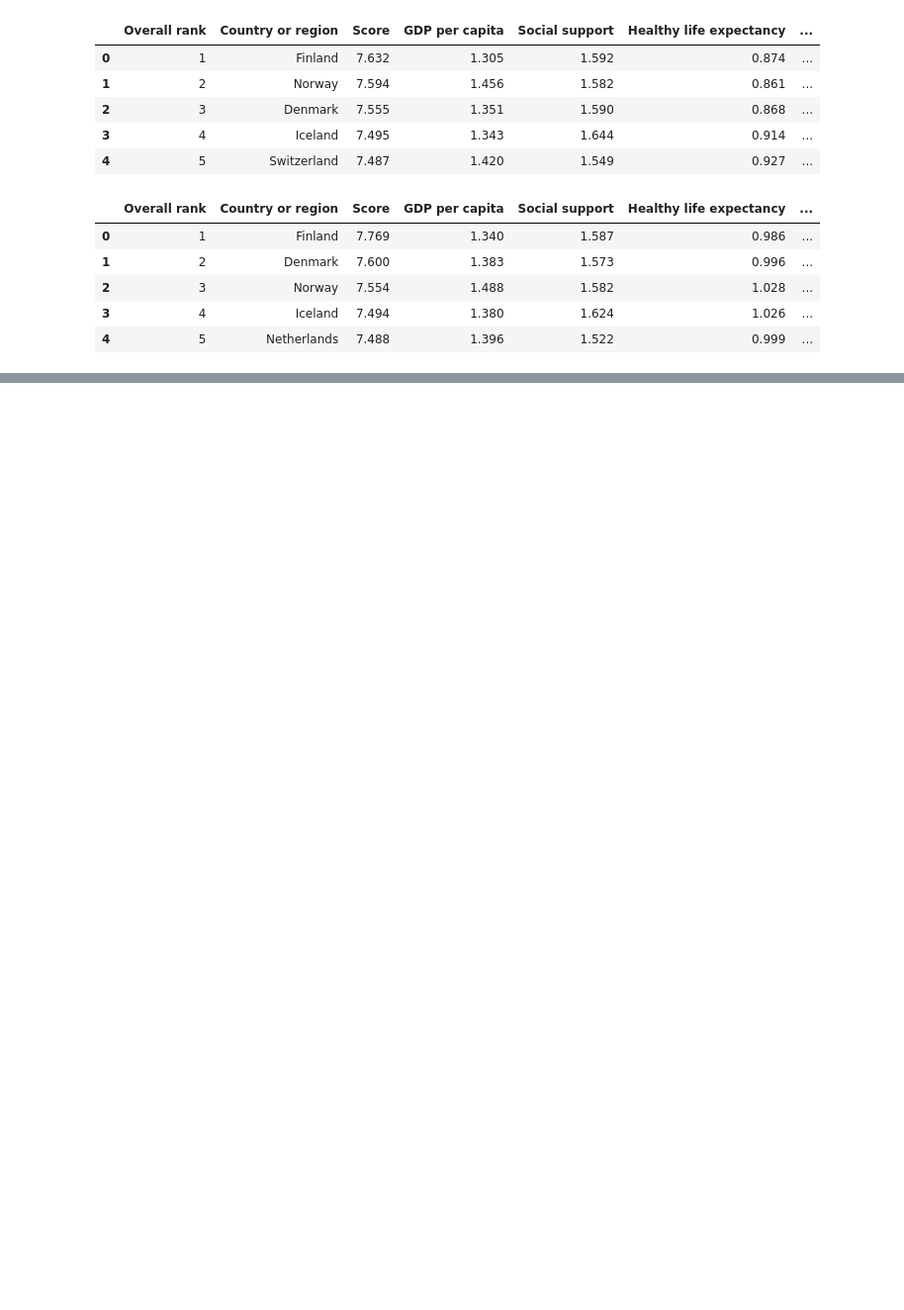
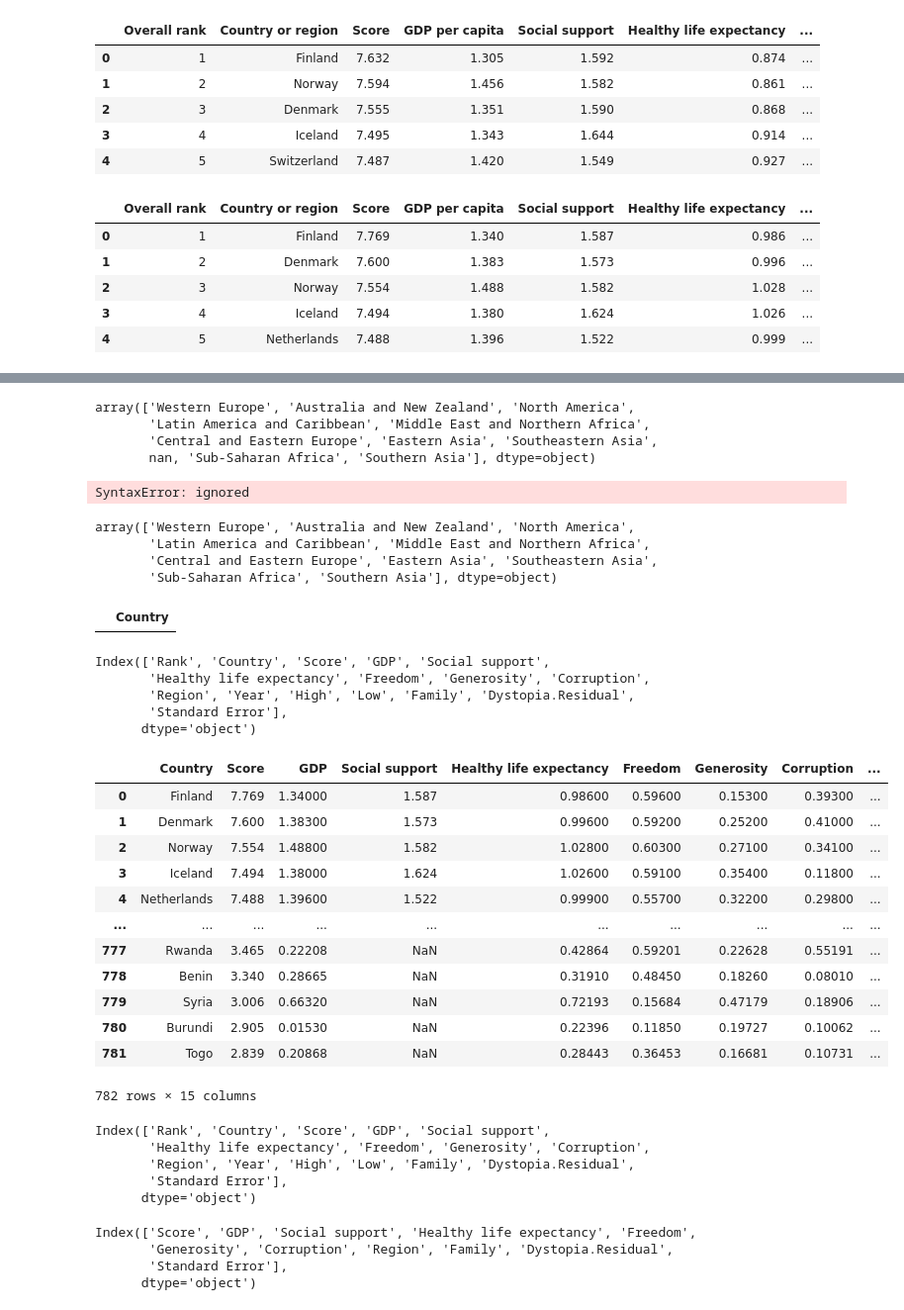
Before and after one commit to flikrama/UH-SPE-ML-Bootcamp-Team4-Project1, a Jupyter notebook: Project_1.ipynb, the cells around one changed output, grey strips where cells are left out. Shown at 99% size. Saved outputs shown, nothing was run; the diff lists cells and outputs as text; code cells hidden in the pictures; blank space fills up the shorter version.

```diff
--- a/Project_1.ipynb
+++ b/Project_1.ipynb
@@ -107,0 +242,18 @@ df2019.head()
+# %%
+df['Region'].unique()
+# %% [output]
+array(['Western Europe', 'Australia and New Zealand', 'North America',
+       'Latin America and Caribbean', 'Middle East and Northern Africa',
+       'Central and Eastern Europe', 'Eastern Asia', 'Southeastern Asia',
+       nan, 'Sub-Saharan Africa', 'Southern Asia'], dtype=object)
+# %%
+df['Country' = 'Belize']
+# %% [output]
+SyntaxError: ignored
+# %%
+df['Region'].unique()
+# %% [output]
+array(['Western Europe', 'Australia and New Zealand', 'North America',
+       'Latin America and Caribbean', 'Middle East and Northern Africa',
+       'Central and Eastern Europe', 'Eastern Asia', 'Southeastern Asia',
+       'Sub-Saharan Africa', 'Southern Asia'], dtype=object)
@@ -107,0 +262,36 @@ df2019.head()
+# %%
+df.loc[df['Region'].isnull() == True,['Country']]
+# %% [output]
+|  | Country |
+# %%
+df.columns
+# %% [output]
+Index(['Rank', 'Country', 'Score', 'GDP', 'Social support',
+       'Healthy life expectancy', 'Freedom', 'Generosity', 'Corruption',
+       'Region', 'Year', 'High', 'Low', 'Family', 'Dystopia.Residual',
+       'Standard Error'],
+      dtype='object')
+# %%
+df.drop(['Rank'], axis=1)
+# %% [output]
+|  | Country | Score | GDP | Social support | Healthy life expectancy | Freedom | Generosity | Corruption | ... |
+| 0 | Finland | 7.769 | 1.34000 | 1.587 | 0.98600 | 0.59600 | 0.15300 | 0.39300 | ... |
+| 1 | Denmark | 7.600 | 1.38300 | 1.573 | 0.99600 | 0.59200 | 0.25200 | 0.41000 | ... |
+| 2 | Norway | 7.554 | 1.48800 | 1.582 | 1.02800 | 0.60300 | 0.27100 | 0.34100 | ... |
+| 3 | Iceland | 7.494 | 1.38000 | 1.624 | 1.02600 | 0.59100 | 0.35400 | 0.11800 | ... |
+| 4 | Netherlands | 7.488 | 1.39600 | 1.522 | 0.99900 | 0.55700 | 0.32200 | 0.29800 | ... |
+| ... | ... | ... | ... | ... | ... | ... | ... | ... | ... |
+| 777 | Rwanda | 3.465 | 0.22208 | NaN | 0.42864 | 0.59201 | 0.22628 | 0.55191 | ... |
+| 778 | Benin | 3.340 | 0.28665 | NaN | 0.31910 | 0.48450 | 0.18260 | 0.08010 | ... |
+| 779 | Syria | 3.006 | 0.66320 | NaN | 0.72193 | 0.15684 | 0.47179 | 0.18906 | ... |
+| 780 | Burundi | 2.905 | 0.01530 | NaN | 0.22396 | 0.11850 | 0.19727 | 0.10062 | ... |
+| 781 | Togo | 2.839 | 0.20868 | NaN | 0.28443 | 0.36453 | 0.16681 | 0.10731 | ... |
+782 rows × 15 columns
+# %%
+df.columns
+# %% [output]
+Index(['Rank', 'Country', 'Score', 'GDP', 'Social support',
+       'Healthy life expectancy', 'Freedom', 'Generosity', 'Corruption',
+       'Region', 'Year', 'High', 'Low', 'Family', 'Dystopia.Residual',
+       'Standard Error'],
+      dtype='object')
@@ -107,0 +309,7 @@ df2019.head()
+# %%
+df_red.columns
+# %% [output]
+Index(['Score', 'GDP', 'Social support', 'Healthy life expectancy', 'Freedom',
+       'Generosity', 'Corruption', 'Region', 'Family', 'Dystopia.Residual',
+       'Standard Error'],
+      dtype='object')
```
Also changed, not shown: parts of 43 cells of this notebook.
